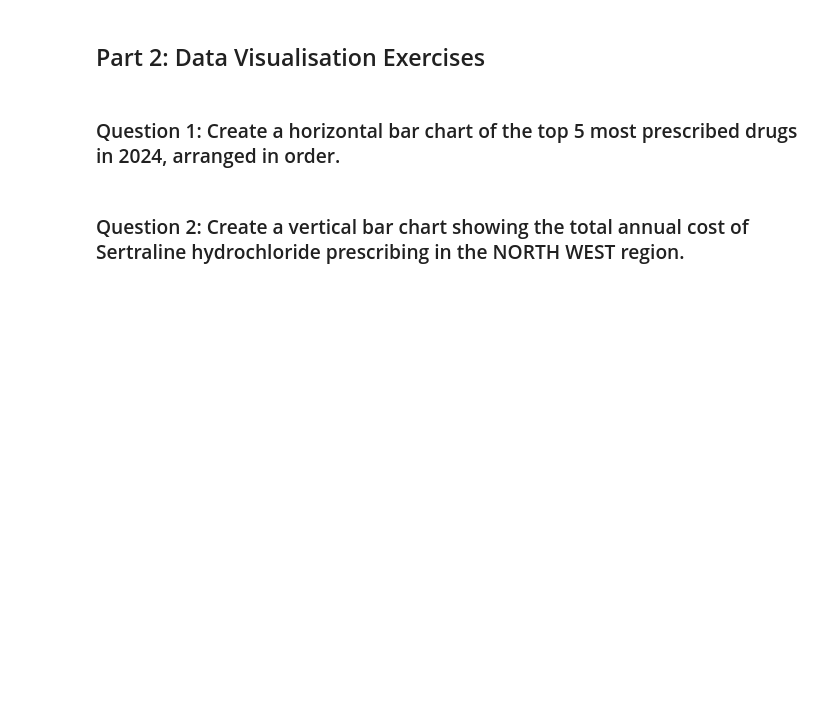
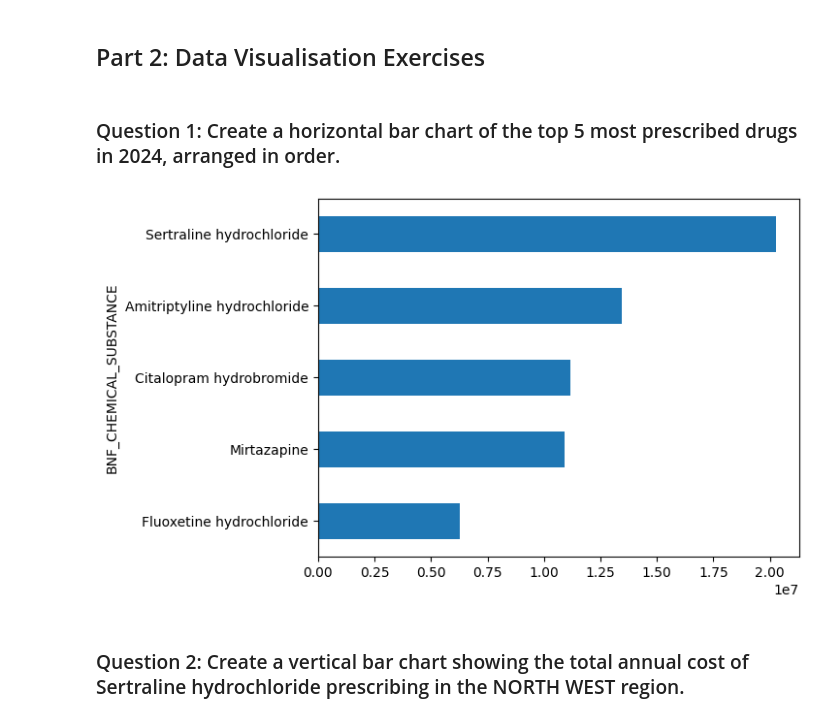
Before and after one commit to paulagardner/Digdata_step_up_challenge_antidepressant_data, a Jupyter notebook: Digdata_NHS_python_path.ipynb, the cells around one changed output. Drawn from its saved outputs; the diff is of its cells as text; code cells hidden in the pictures; blank space fills up the shorter version.

```diff
--- a/Digdata_NHS_python_path.ipynb
+++ b/Digdata_NHS_python_path.ipynb
@@ -192,4 +311,23 @@ There are several packages which you can explore through these links here:
 ## Part 2: Data Visualisation Exercises
 # %% [markdown]
 ### Question 1: Create a horizontal bar chart of the top 5 most prescribed drugs in 2024, arranged in order.
+# %%
+importdf = pd.read_csv('/content/Digdata/BSA_ODP_PCA_REGIONAL_DRUG_SUMMARY.csv')
+
+importdf.head(5)
+
+sorted_df = importdf[importdf['YEAR']==2024]
+
+plotdf = sorted_df.groupby('BNF_CHEMICAL_SUBSTANCE', as_index=True)['ITEMS'].sum().sort_values(ascending=True)
+plotdf
+
+
+plotdf_5 = plotdf.tail(5)
+plotdf_5
+
+#ax =plotdf_5.plot.barh(x='BNF_CHEMICAL_SUBSTANCE', y='ITEMS')
+
+ax = plotdf_5.plot.barh()
+# %% [output]
+[figure, added]
 # %% [markdown]
```
Also changed, not shown: parts of 34 cells of this notebook.
